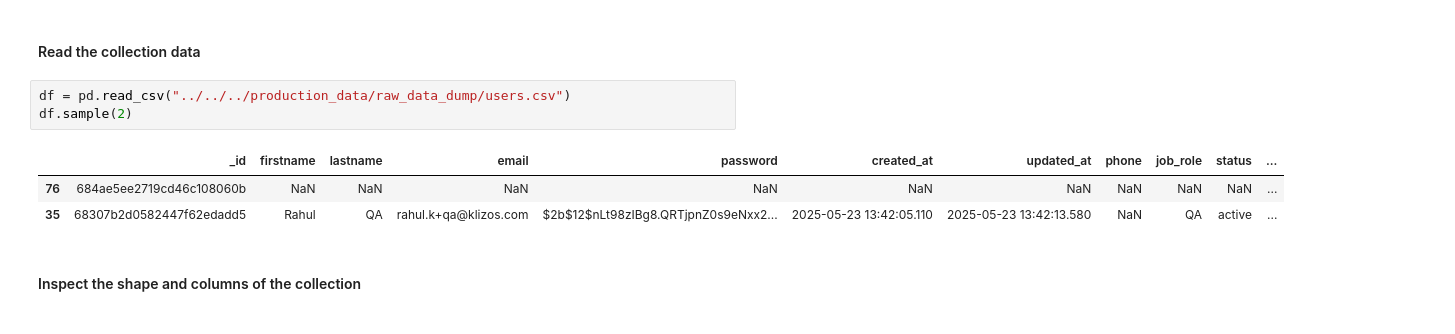
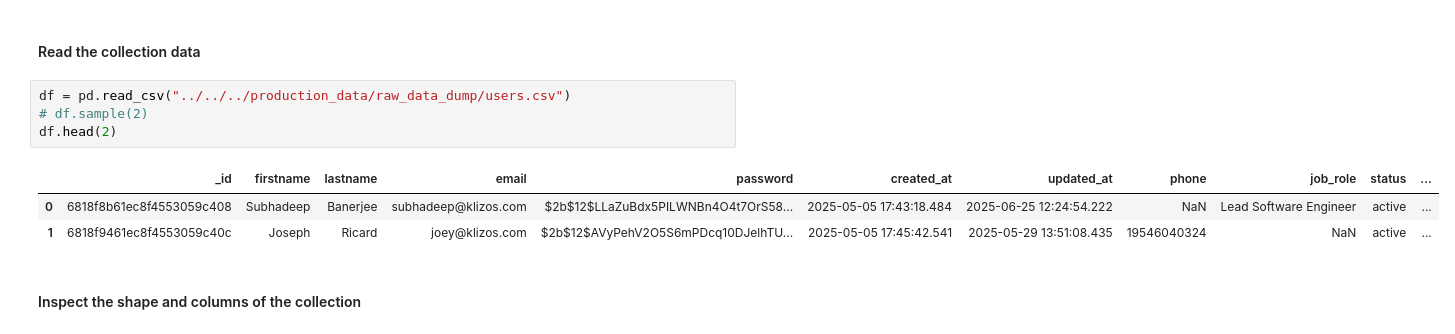
Before and after one commit to PadmaDey/talentsync, a Jupyter notebook: app/eda/df_query/users.ipynb, the cells around one changed output. Saved outputs shown, nothing was run; the diff lists cells and outputs as text.

```diff
--- a/app/eda/df_query/users.ipynb
+++ b/app/eda/df_query/users.ipynb
@@ -7,11 +7,12 @@ pd.set_option("display.max_column", None)
 #### Read the collection data
 # %%
 df = pd.read_csv("../../../production_data/raw_data_dump/users.csv")
-df.sample(2)
+# df.sample(2)
+df.head(2)
 # %% [output]
 |  | _id | firstname | lastname | email | password | created_at | updated_at | phone | job_role | status | ... |
-| 76 | 684ae5ee2719cd46c108060b | NaN | NaN | NaN | NaN | NaN | NaN | NaN | NaN | NaN | ... |
-| 35 | 68307b2d0582447f62edadd5 | Rahul | QA | rahul.k+qa@klizos.com | $2b$12$nLt98zIBg8.QRTjpnZ0s9eNxx2... | 2025-05-23 13:42:05.110 | 2025-05-23 13:42:13.580 | NaN | QA | active | ... |
+| 0 | 6818f8b61ec8f4553059c408 | Subhadeep | Banerjee | subhadeep@klizos.com | $2b$12$LLaZuBdx5PILWNBn4O4t7OrS58... | 2025-05-05 17:43:18.484 | 2025-06-25 12:24:54.222 | NaN | Lead Software Engineer | active | ... |
+| 1 | 6818f9461ec8f4553059c40c | Joseph | Ricard | joey@klizos.com | $2b$12$AVyPehV2O5S6mPDcq10DJelhTU... | 2025-05-05 17:45:42.541 | 2025-05-29 13:51:08.435 | 19546040324 | NaN | active | ... |
 # %% [markdown]
 #### Inspect the shape and columns of the collection
 # %%
```
Also changed, not shown: parts of 31 cells of this notebook, 1 other file.
